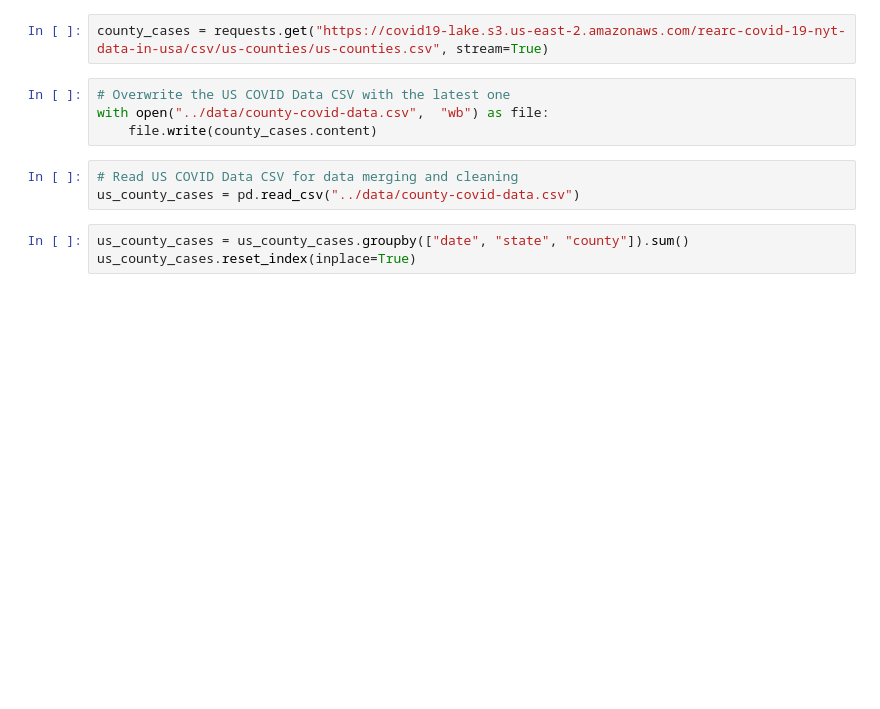
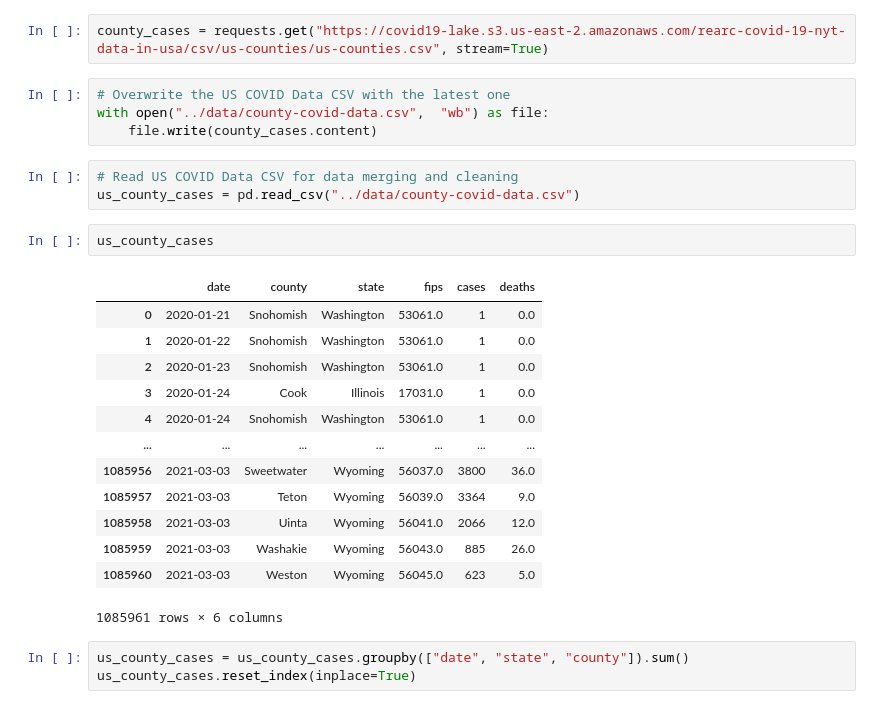
Before and after one commit to CCom20/covid-ml-application, a Jupyter notebook: notebooks/data_cleaning_notebook.ipynb, the cells around one changed output. Saved outputs shown, nothing was run; the diff lists cells and outputs as text; blank space fills up the shorter version.

```diff
--- a/notebooks/data_cleaning_notebook.ipynb
+++ b/notebooks/data_cleaning_notebook.ipynb
@@ -173,6 +173,22 @@ with open("../data/county-covid-data.csv",  "wb") as file:
 # %%
 # Read US COVID Data CSV for data merging and cleaning
 us_county_cases = pd.read_csv("../data/county-covid-data.csv")
+# %%
+us_county_cases
+# %% [output]
+|  | date | county | state | fips | cases | deaths |
+| 0 | 2020-01-21 | Snohomish | Washington | 53061.0 | 1 | 0.0 |
+| 1 | 2020-01-22 | Snohomish | Washington | 53061.0 | 1 | 0.0 |
+| 2 | 2020-01-23 | Snohomish | Washington | 53061.0 | 1 | 0.0 |
+| 3 | 2020-01-24 | Cook | Illinois | 17031.0 | 1 | 0.0 |
+| 4 | 2020-01-24 | Snohomish | Washington | 53061.0 | 1 | 0.0 |
+| ... | ... | ... | ... | ... | ... | ... |
+| 1085956 | 2021-03-03 | Sweetwater | Wyoming | 56037.0 | 3800 | 36.0 |
+| 1085957 | 2021-03-03 | Teton | Wyoming | 56039.0 | 3364 | 9.0 |
+| 1085958 | 2021-03-03 | Uinta | Wyoming | 56041.0 | 2066 | 12.0 |
+| 1085959 | 2021-03-03 | Washakie | Wyoming | 56043.0 | 885 | 26.0 |
+| 1085960 | 2021-03-03 | Weston | Wyoming | 56045.0 | 623 | 5.0 |
+1085961 rows × 6 columns
 # %%
 us_county_cases = us_county_cases.groupby(["date", "state", "county"]).sum()
 us_county_cases.reset_index(inplace=True)
```
Also changed, not shown: parts of 22 cells of this notebook, 8 other files.
